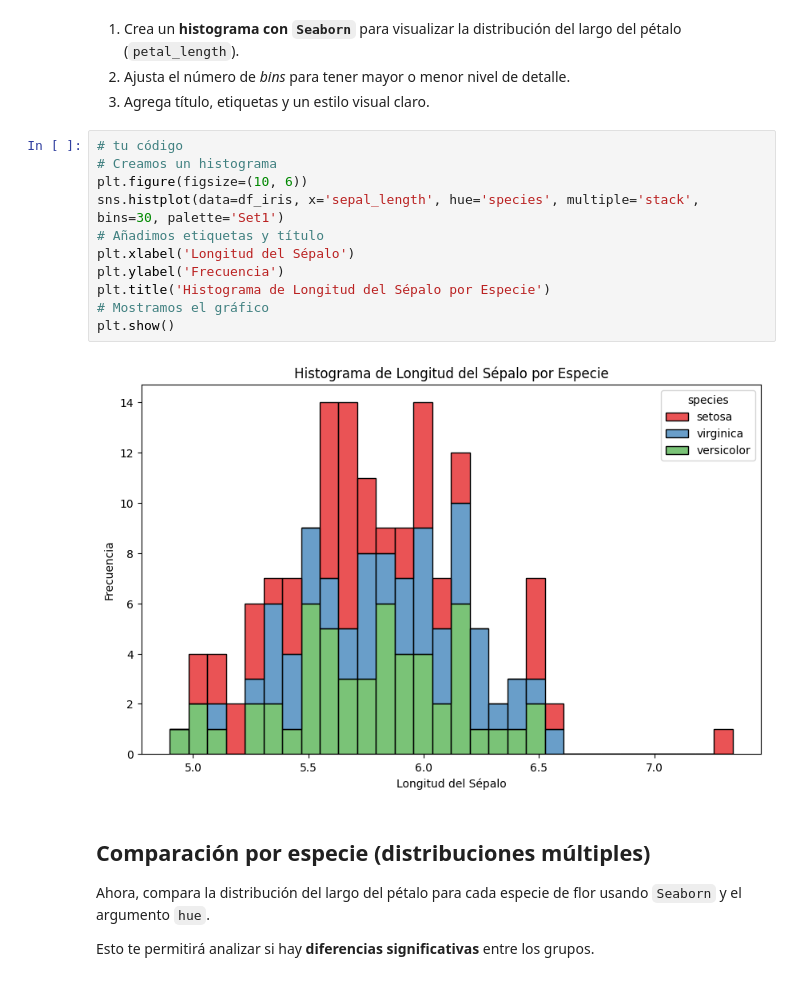
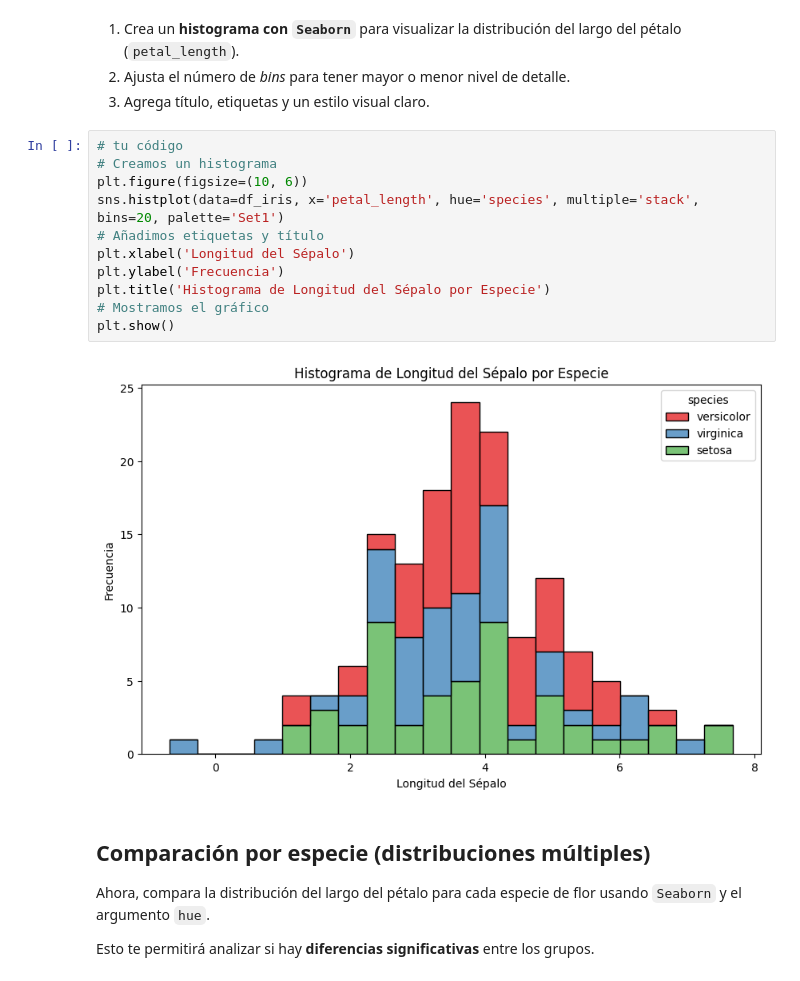
Before and after one commit to 4GeeksAcademy/Aliasys---Proyecto-Matplotlib-y-Seaborn, a Jupyter notebook: notebook/problems.es.ipynb, the cells around one changed output. Saved outputs shown, nothing was run; the diff lists cells and outputs as text.

```diff
--- a/notebook/problems.es.ipynb
+++ b/notebook/problems.es.ipynb
@@ -222,16 +219,16 @@ df_iris.head() # Mostrar DataFrame
 # %%
 # tu código
 # Creamos un histograma
 plt.figure(figsize=(10, 6))
-sns.histplot(data=df_iris, x='sepal_length', hue='species', multiple='stack', bins=30, palette='Set1')
+sns.histplot(data=df_iris, x='petal_length', hue='species', multiple='stack', bins=20, palette='Set1')
 # Añadimos etiquetas y título
 plt.xlabel('Longitud del Sépalo')
 plt.ylabel('Frecuencia')
 plt.title('Histograma de Longitud del Sépalo por Especie')
 # Mostramos el gráfico
 plt.show()
 # %% [output]
-[figure, old version]
+[figure, new version]
 # %% [markdown]
 ## Comparación por especie (distribuciones múltiples)
 
```
Also changed, not shown: parts of 7 cells of this notebook.
